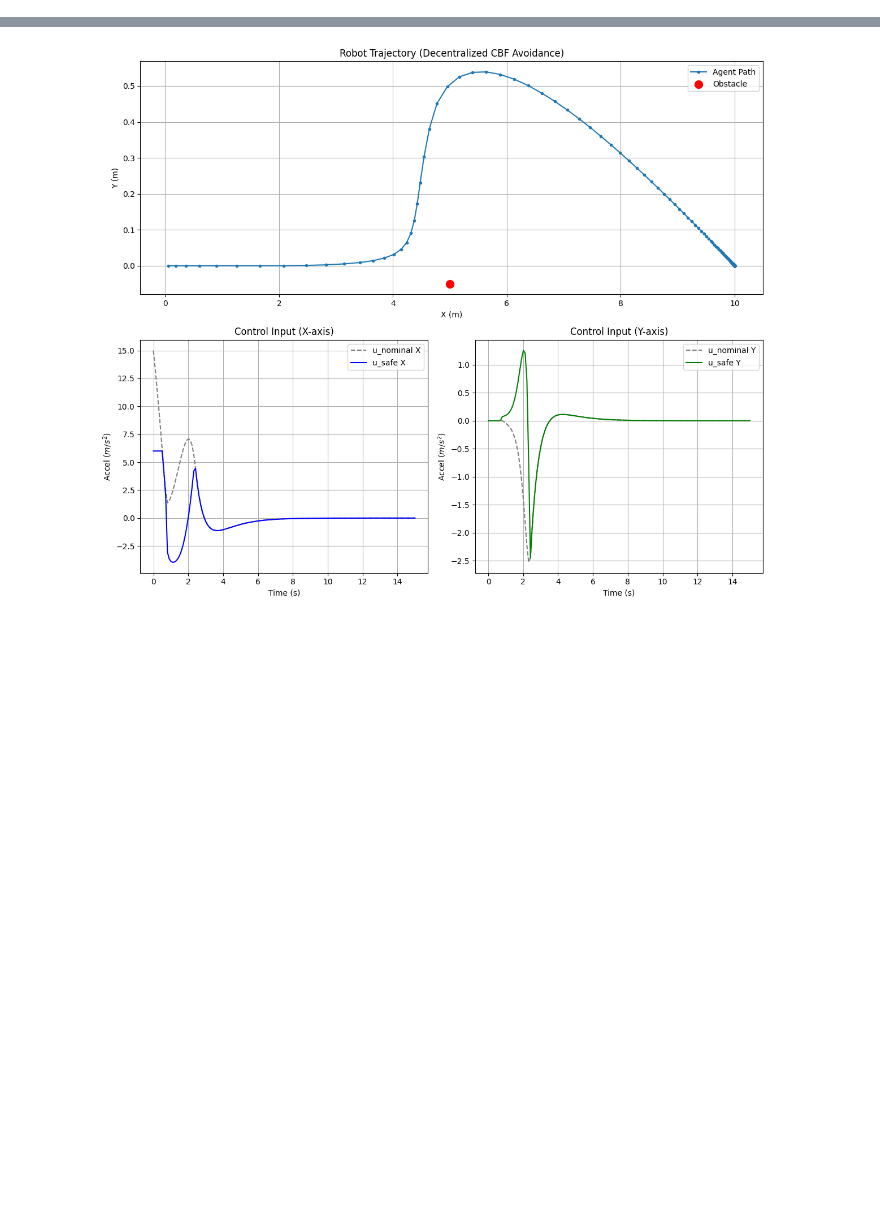
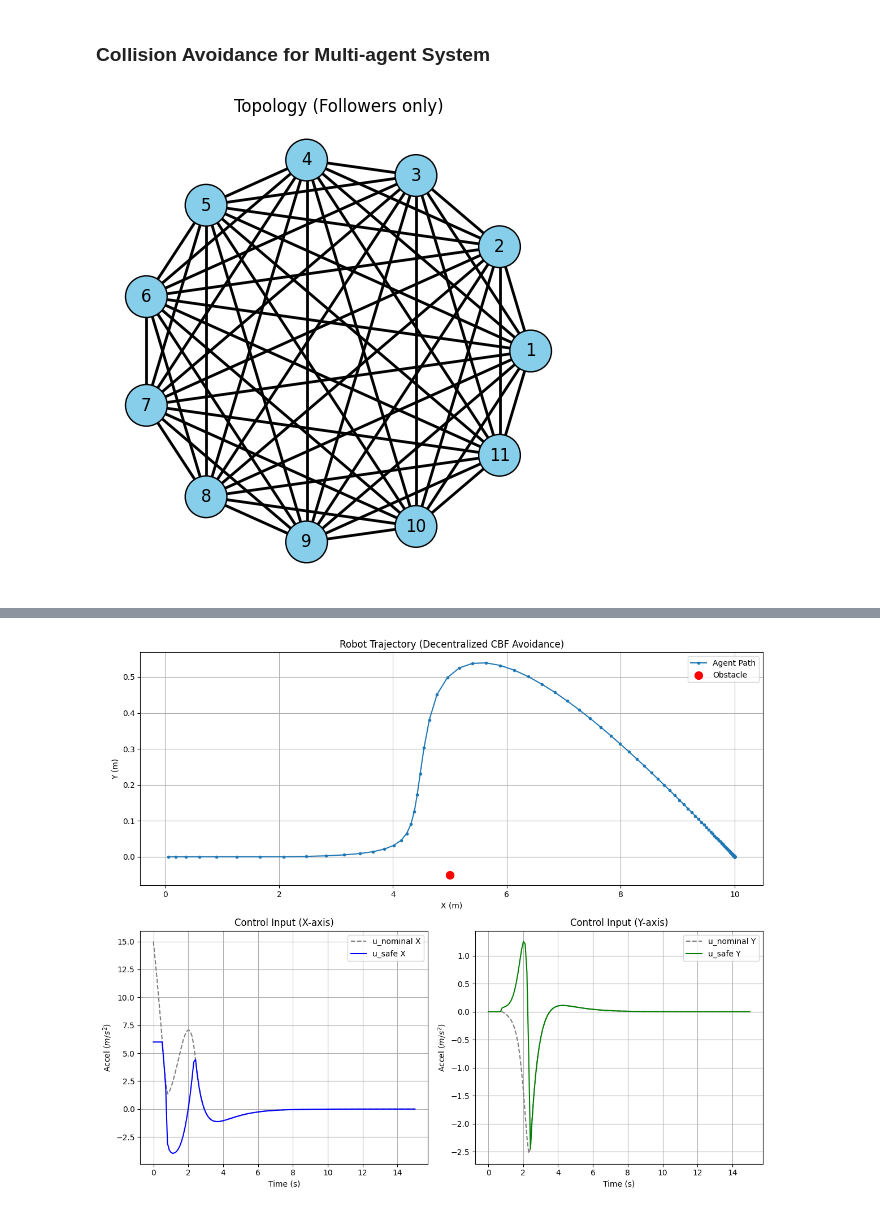
Before and after one commit to hungnguyen-125/Safety_Formation_Control_CBF, a Jupyter notebook: demo/decentralized_cbf_validation.ipynb, the cells around one changed output, grey strips where cells are left out. Drawn from its saved outputs; the diff is of its cells as text; code cells hidden in the pictures; blank space fills up the shorter version.

```diff
--- a/demo/decentralized_cbf_validation.ipynb
+++ b/demo/decentralized_cbf_validation.ipynb
@@ -108,0 +167,57 @@ plt.show()
+# %% [markdown]
+### Collision Avoidance for Multi-agent System
+# %%
+# --- Simulation Configuration ---
+N = 11
+R_circle = 150
+dt = 0.1
+T_max = 40
+steps = int(T_max / dt)
+
+gamma = 0.01
+d_min = 18.0
+k1, k2 = 1 , 2.8
+
+alpha_val = 10.0
+beta_val = 20.0
+
+# --- Create agents using your Agent class ---
+agents_list = []
+
+for i in range(N):
+    angle = 2 * np.pi * i / N
+
+    # Initial state: [x, y, vx, vy]
+    x0 = [
+        R_circle * np.cos(angle),
+        R_circle * np.sin(angle),
+        0.0,
+        0.0
+    ]
+
+    # Opposite-side target
+    target_pos = -np.array(x0[0:2]) - 10
+
+    # f_target is not used in this experiment
+    ag = Agent(
+        agent_id=i + 1,
+        x0=x0,
+        f_target=[0.0, 0.0, 0.0, 0.0],
+        alpha=alpha_val,
+        beta=beta_val
+    )
+
+    # attach target for this experiment
+    ag.target = target_pos.reshape(2,)
+    agents_list.append(ag)
+
+# --- Fully connected topology ---
+adj_matrix = np.ones((N, N)) - np.eye(N)
+topology = Topology(num_agents=N, adjacency_matrix=adj_matrix)
+
+topology.plot()
+
+# --- CBF filter ---
+cbf_filter = DecentralizedCBF(gamma=gamma,k= 1, safety_dis=d_min)
+# %% [output]
+[figure, added]
```
Also changed, not shown: parts of 13 cells of this notebook, 6 other files.
